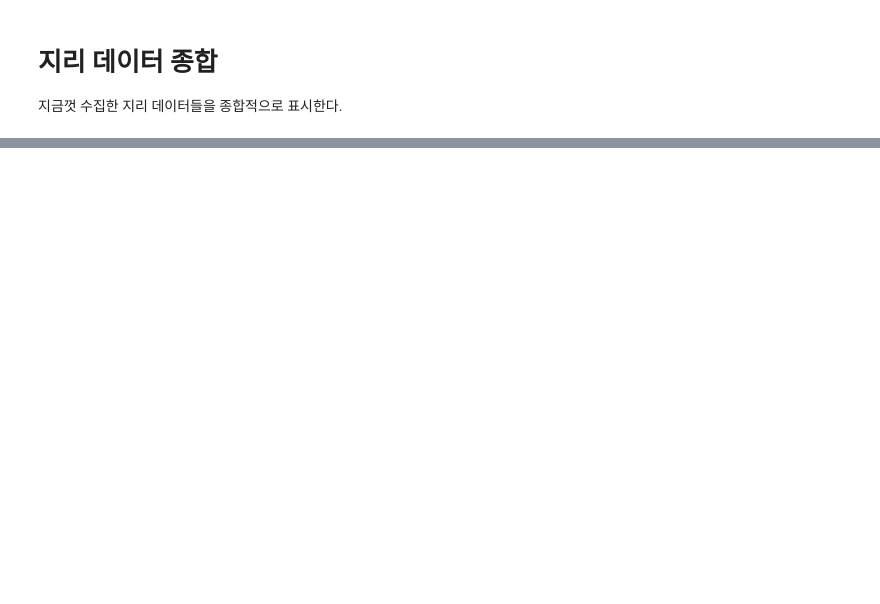
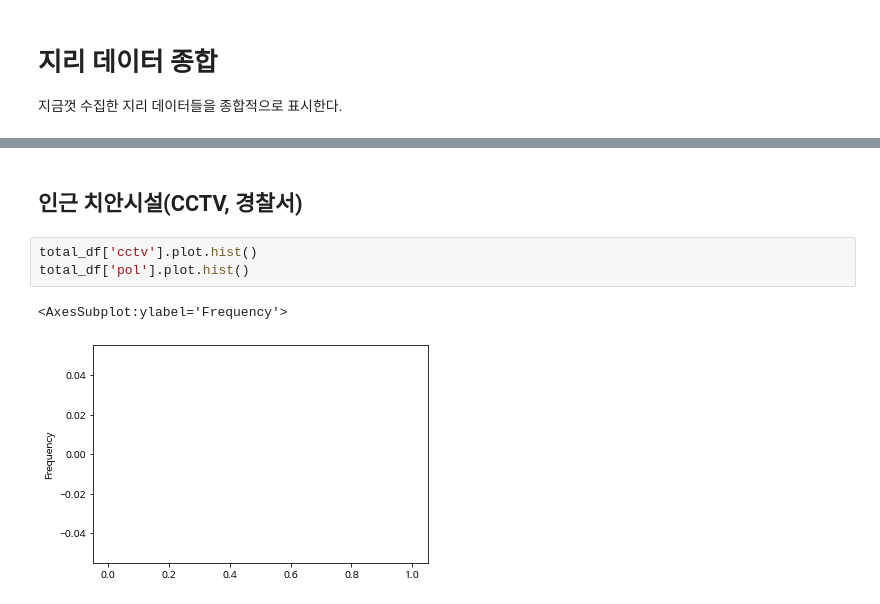
Before and after one commit to good5229/jeonju-contest, a Jupyter notebook: Analysis.ipynb, the cells around one changed output, grey strips where cells are left out. Cells and saved outputs as stored; diff of their text form; blank space fills up the shorter version.

```diff
--- a/Analysis.ipynb
+++ b/Analysis.ipynb
@@ -1471,0 +1540,8 @@ total_df.to_csv('total.csv', encoding='cp949', index=False)
+# %% [markdown]
+## 인근 치안시설(CCTV, 경찰서)
+# %%
+total_df['cctv'].plot.hist()
+total_df['pol'].plot.hist()
+# %% [output]
+<AxesSubplot:ylabel='Frequency'>
+[figure, added]
```
Also changed, not shown: parts of 27 cells of this notebook, 10 other files.
